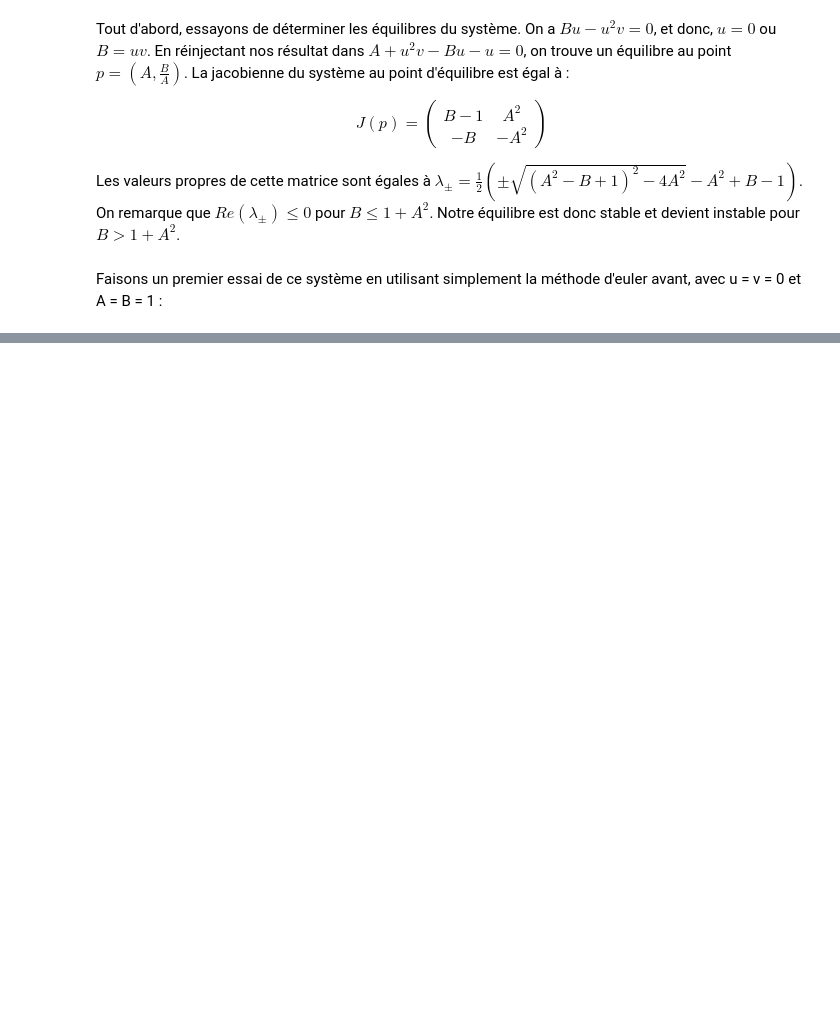
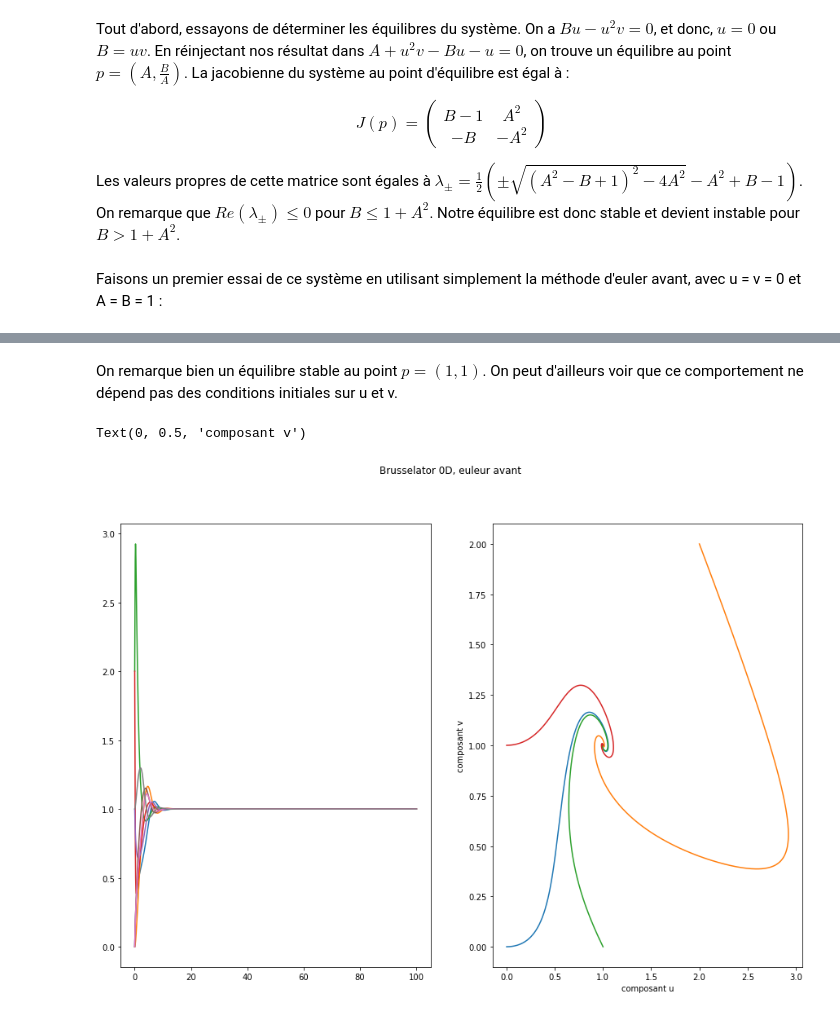
Before and after one commit to quent142/Projet-sim-num-Quentin-Jonathan, a Jupyter notebook: Notebook - Brusselator.ipynb, the cells around one changed output, grey strips where cells are left out. Drawn from its saved outputs; the diff is of its cells as text; code cells hidden in the pictures; blank space fills up the shorter version.

```diff
--- a/Notebook - Brusselator.ipynb
+++ b/Notebook - Brusselator.ipynb
@@ -57,0 +59,30 @@ plt.legend()
+# %% [markdown]
+On remarque bien un équilibre stable au point $p = (1,1)$. On peut d'ailleurs voir que ce comportement ne dépend pas des conditions initiales sur u et v.
+# %%
+a,b,t = eul_av(1,1,0,0,100,0.01)
+c,d,t = eul_av(1,1,2,2,100,0.01)
+e,f,t = eul_av(1,1,1,0,100,0.01)
+g,h,t = eul_av(1,1,0,1,100,0.01)
+
+fig1 = plt.figure(figsize = (15,10))
+fig1.suptitle('Brusselator 0D, euleur avant')
+ax1 = fig1.add_subplot(121)
+ax1.plot(t,a)
+ax1.plot(t,b)
+ax1.plot(t,c)
+ax1.plot(t,d)
+ax1.plot(t,e)
+ax1.plot(t,f)
+ax1.plot(t,g)
+ax1.plot(t,h)
+
+ax2 = fig1.add_subplot(122)
+ax2.plot(a,b)
+ax2.plot(c,d)
+ax2.plot(e,f)
+ax2.plot(g,h)
+plt.xlabel('composant u')
+plt.ylabel('composant v')
+# %% [output]
+Text(0, 0.5, 'composant v')
+[figure, added]
```
Also changed, not shown: parts of 10 cells of this notebook.
